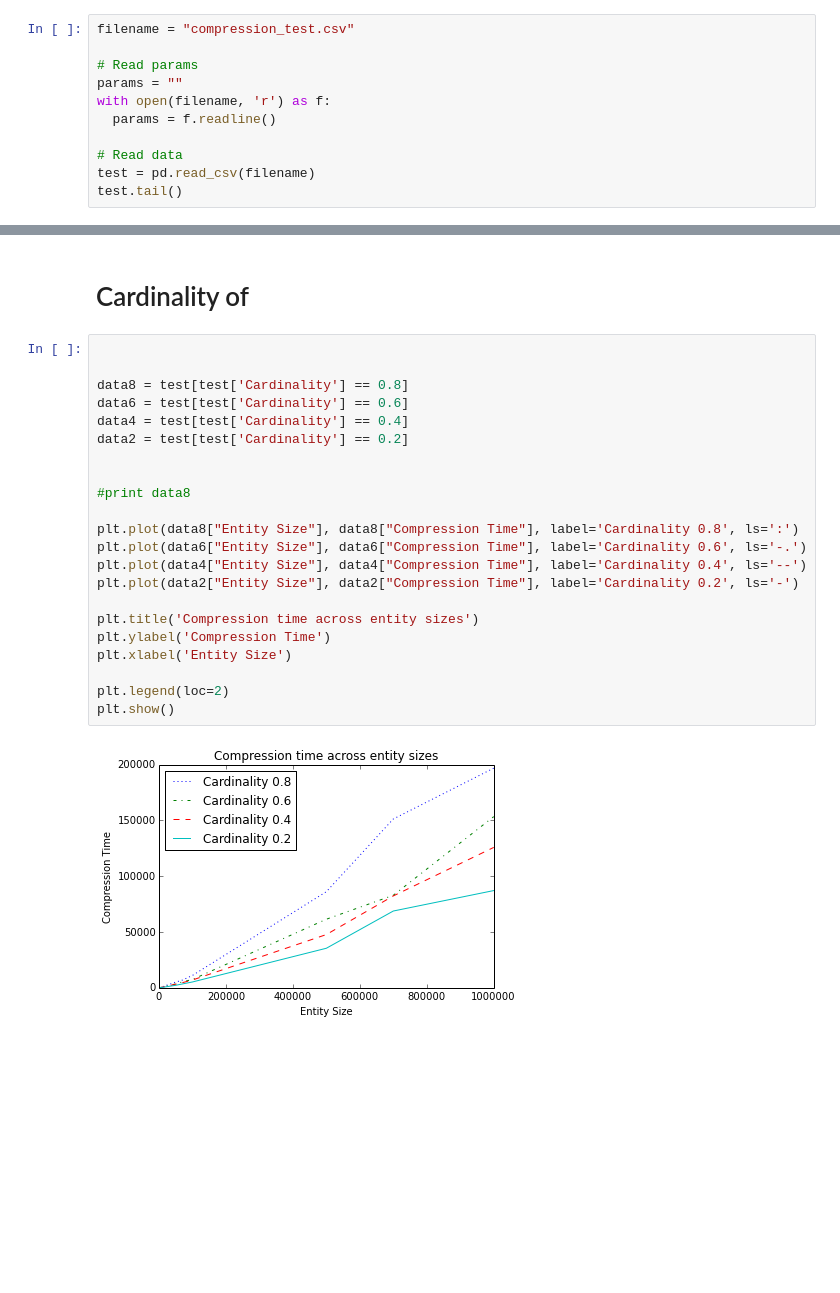
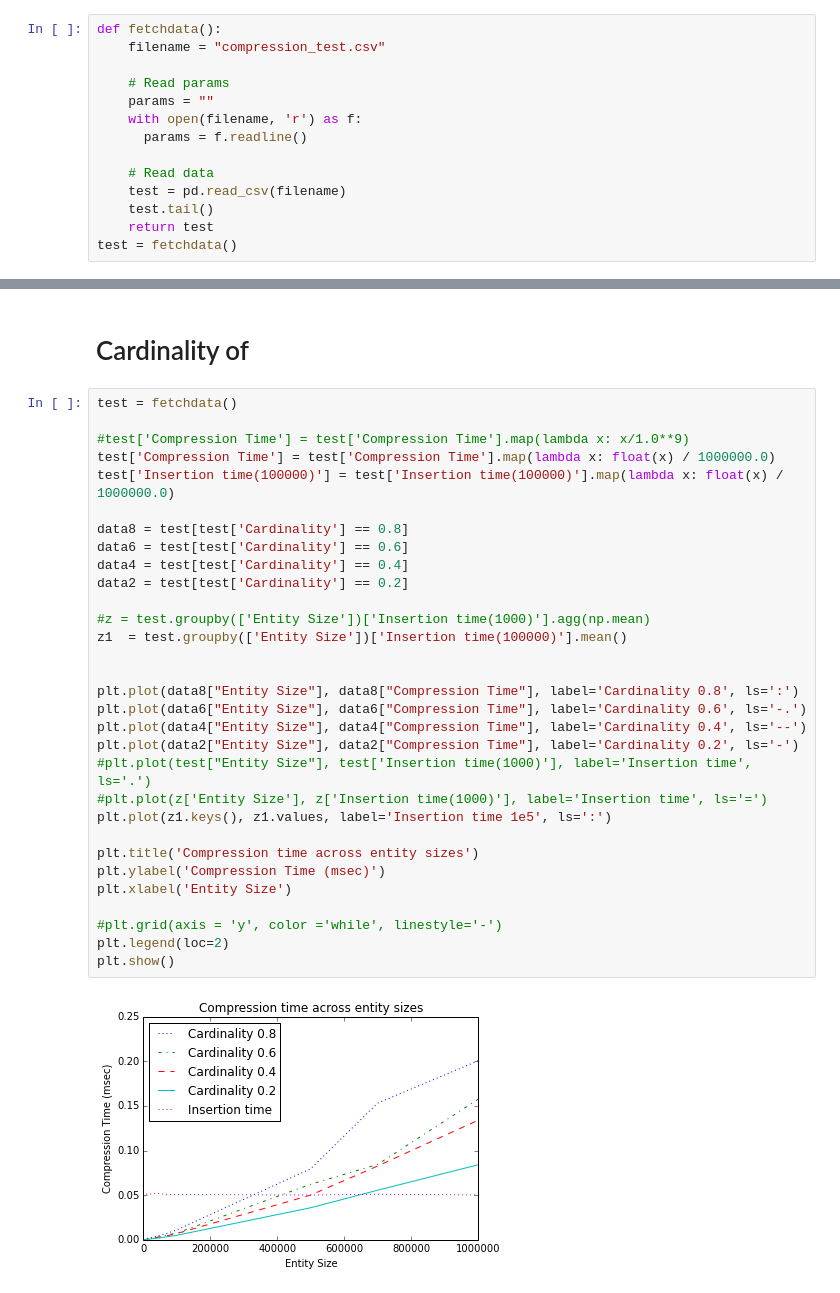
Before and after one commit to cegme/qdstreaming, a Jupyter notebook: code/c/compression-tests.ipynb, the cells around one changed output, grey strips where cells are left out. Cells and saved outputs as stored; diff of their text form; blank space fills up the shorter version.

Commit message:
Updated the compression test graph

```diff
--- a/code/c/compression-tests.ipynb
+++ b/code/c/compression-tests.ipynb
@@ -12,13 +12,16 @@ import os
 
 import matplotlib.patches as mpatches
 # %%
-filename = "compression_test.csv"
+def fetchdata():
+    filename = "compression_test.csv"
 
-# Read params
-params = ""
-with open(filename, 'r') as f:
-  params = f.readline()
+    # Read params
+    params = ""
+    with open(filename, 'r') as f:
+      params = f.readline()
 
-# Read data
-test = pd.read_csv(filename)
-test.tail()
+    # Read data
+    test = pd.read_csv(filename)
+    test.tail()
+    return test
+test = fetchdata()
@@ -68,26 +64,35 @@ plt.show()
 # %% [markdown]
 # Cardinality of
 # %%
+test = fetchdata()
 
+#test['Compression Time'] = test['Compression Time'].map(lambda x: x/1.0**9)
+test['Compression Time'] = test['Compression Time'].map(lambda x: float(x) / 1000000.0)
+test['Insertion time(100000)'] = test['Insertion time(100000)'].map(lambda x: float(x) / 1000000.0)
 
 data8 = test[test['Cardinality'] == 0.8]
 data6 = test[test['Cardinality'] == 0.6]
 data4 = test[test['Cardinality'] == 0.4]
 data2 = test[test['Cardinality'] == 0.2]
 
+#z = test.groupby(['Entity Size'])['Insertion time(1000)'].agg(np.mean)
+z1  = test.groupby(['Entity Size'])['Insertion time(100000)'].mean()
 
-#print data8
 
 plt.plot(data8["Entity Size"], data8["Compression Time"], label='Cardinality 0.8', ls=':')
 plt.plot(data6["Entity Size"], data6["Compression Time"], label='Cardinality 0.6', ls='-.')
 plt.plot(data4["Entity Size"], data4["Compression Time"], label='Cardinality 0.4', ls='--')
 plt.plot(data2["Entity Size"], data2["Compression Time"], label='Cardinality 0.2', ls='-')
+#plt.plot(test["Entity Size"], test['Insertion time(1000)'], label='Insertion time', ls='.')
+#plt.plot(z['Entity Size'], z['Insertion time(1000)'], label='Insertion time', ls='=')
+plt.plot(z1.keys(), z1.values, label='Insertion time 1e5', ls=':')
 
 plt.title('Compression time across entity sizes')
-plt.ylabel('Compression Time')
+plt.ylabel('Compression Time (msec)')
 plt.xlabel('Entity Size')
 
+#plt.grid(axis = 'y', color ='while', linestyle='-')
 plt.legend(loc=2)
 plt.show()
 # %% [output]
-[figure, old version]
+[figure, new version]
```
Also changed, not shown: parts of 1 cell of this notebook, 2 other files.
